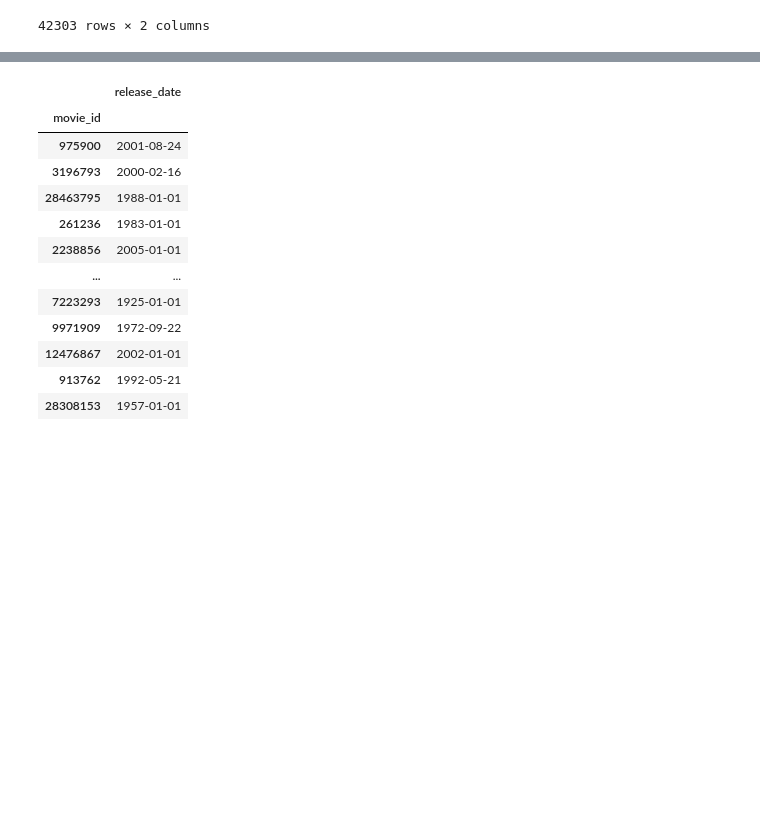
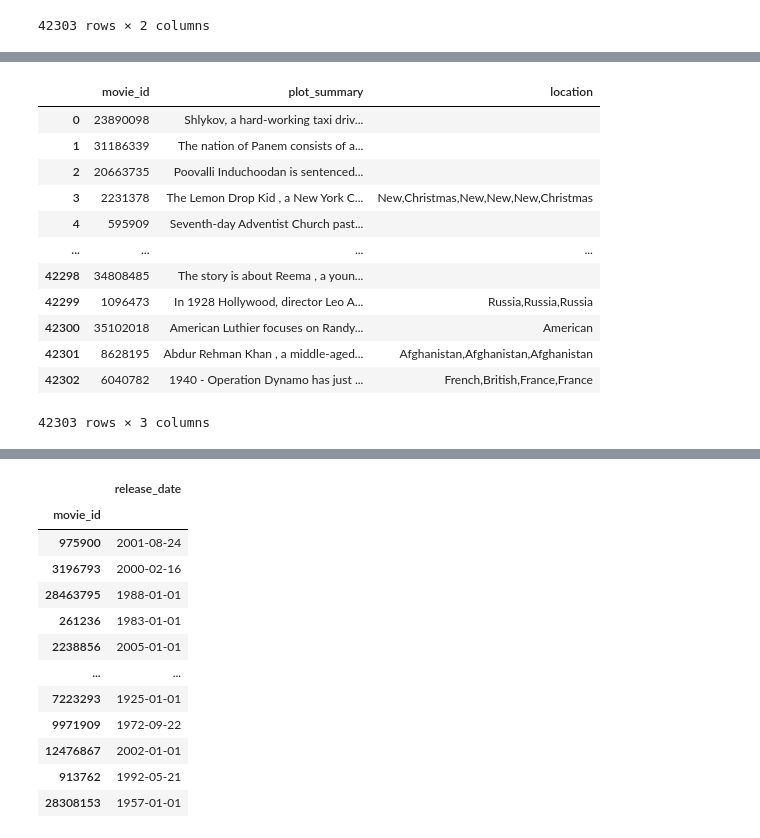
Before and after one commit to epfl-ada/ada-2022-project-adlucere2022, a Jupyter notebook: InitialDataExploration_adrian.ipynb, the cells around one changed output, grey strips where cells are left out. Cells and saved outputs as stored; diff of their text form; code cells hidden in the pictures; blank space fills up the shorter version.

Commit message:
imdb score merge and plot summaries factor analysis

```diff
--- a/InitialDataExploration_adrian.ipynb
+++ b/InitialDataExploration_adrian.ipynb
@@ -35,0 +87,3 @@ plot_summaries.plot_summary[0]
+# %%
+places_list = word_list_io.name.unique().tolist()
+len(places_list)
@@ -35,0 +97,6 @@ plot_summaries.plot_summary[0]
+# %%
+def keep_places(x, dictionary):
+    return ",".join([w for w in x.replace(",", "").replace(".","").split() if w in dictionary])
+# %%
+plot_summaries["location"] = plot_summaries.plot_summary.apply(keep_places, dictionary = country_list)
+plot_summaries.location.replace({"": np.nan}).isna().sum()/plot_summaries.shape[0]
@@ -35,0 +109,3 @@ plot_summaries.plot_summary[0]
+# %%
+plot_summaries["location"] = plot_summaries.plot_summary.apply(keep_places, dictionary = places_list)
+plot_summaries.location.replace({"": np.nan}).isna().sum()/plot_summaries.shape[0]
@@ -36,3 +138,19 @@ plot_summaries.plot_summary[0]
+# %%
+plot_summaries.dropna()
+# %% [output]
+|  | movie_id | plot_summary | location |
+| 0 | 23890098 | Shlykov, a hard-working taxi driv... |  |
+| 1 | 31186339 | The nation of Panem consists of a... |  |
+| 2 | 20663735 | Poovalli Induchoodan is sentenced... |  |
+| 3 | 2231378 | The Lemon Drop Kid , a New York C... | New,Christmas,New,New,New,Christmas |
+| 4 | 595909 | Seventh-day Adventist Church past... |  |
+| ... | ... | ... | ... |
+| 42298 | 34808485 | The story is about Reema , a youn... |  |
+| 42299 | 1096473 | In 1928 Hollywood, director Leo A... | Russia,Russia,Russia |
+| 42300 | 35102018 | American Luthier focuses on Randy... | American |
+| 42301 | 8628195 | Abdur Rehman Khan , a middle-aged... | Afghanistan,Afghanistan,Afghanistan |
+| 42302 | 6040782 | 1940 - Operation Dynamo has just ... | French,British,France,France |
+42303 rows × 3 columns
 # %%
 # Import character metadata
 char_metadata = pd.read_csv('./data/character.metadata.tsv', sep='\t', header=None)
```
Also changed, not shown: parts of 13 cells of this notebook, 16 other files.
